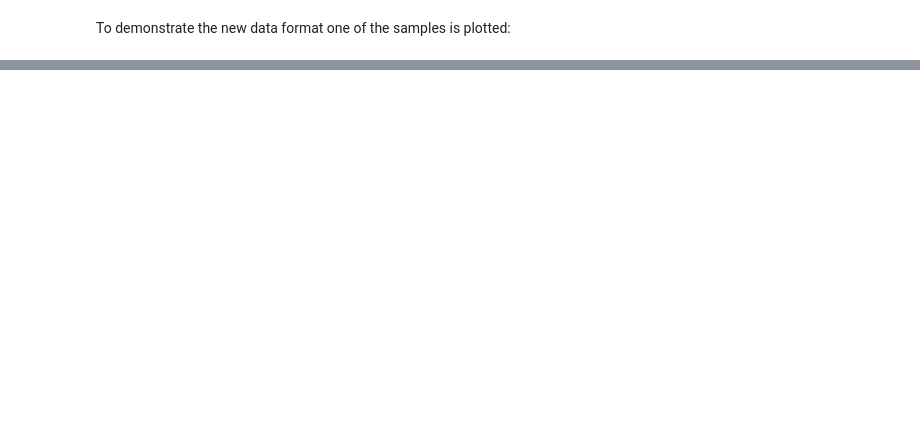
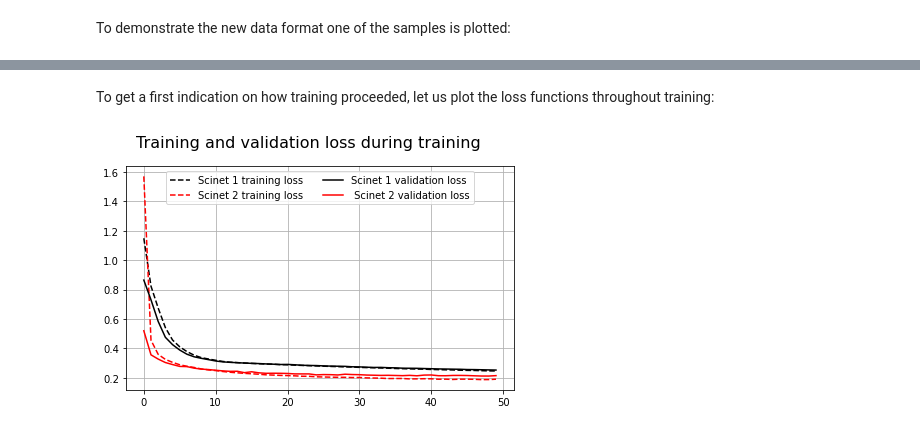
Before and after one commit to HiddeKanger/SCINet, a Jupyter notebook: exp/training_scinet/training_scinet.ipynb, the cells around one changed output, grey strips where cells are left out. Drawn from its saved outputs; the diff is of its cells as text; code cells hidden in the pictures; blank space fills up the shorter version.

```diff
--- a/exp/training_scinet/training_scinet.ipynb
+++ b/exp/training_scinet/training_scinet.ipynb
@@ -97,0 +118,31 @@ plot_preprocessed_data(X_sample, Y_sample)
+# %%
+from base.train_scinet import train_scinet
+
+n_epochs = 50
+n_features = 3
+n_features_list = np.arange(n_features)
+
+results = train_scinet(
+            X_train= preprocessed_data['X_train'],
+            y_train= preprocessed_data['y_train'],
+            X_val= preprocessed_data['X_val'],
+            y_val= preprocessed_data['y_val'],
+            X_test= preprocessed_data['X_test'],
+            y_test= preprocessed_data['y_test'],
+            epochs = n_epochs,
+            batch_size = 64,
+            X_LEN = X_len,
+            Y_LEN = [Y_len,Y_len],
+            output_dim = [n_features,n_features],
+            selected_columns = [n_features_list,n_features_list],
+            hid_size= 32,
+            num_levels= 2,
+            kernel = 5,
+            dropout = 0.3,
+            loss_weights= [0.3,0.7],
+            learning_rate = 0.005,
+            probabilistic = False,
+            )
+
+model = results[0]
+history = results[1]
@@ -97,0 +167,10 @@ plot_preprocessed_data(X_sample, Y_sample)
+# %% [markdown]
+To get a first indication on how training proceeded, let us plot the loss functions throughout training:
+# %%
+from utils.plotting import plot_loss_curves
+
+losses = list(history.history.values())
+
+plot_loss_curves(n_epochs, losses[1:3]+losses[4:])
+# %% [output]
+[figure, added]
```
Also changed, not shown: parts of 8 cells of this notebook, 9 other files.
